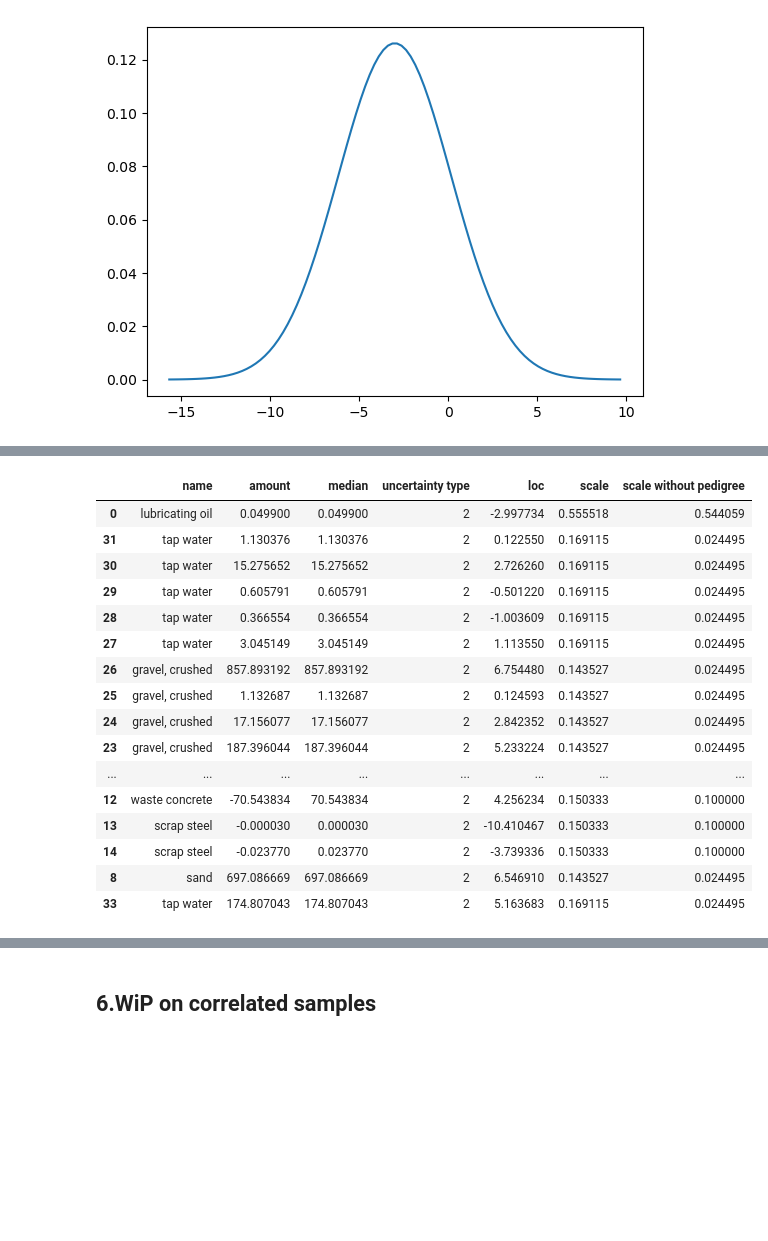
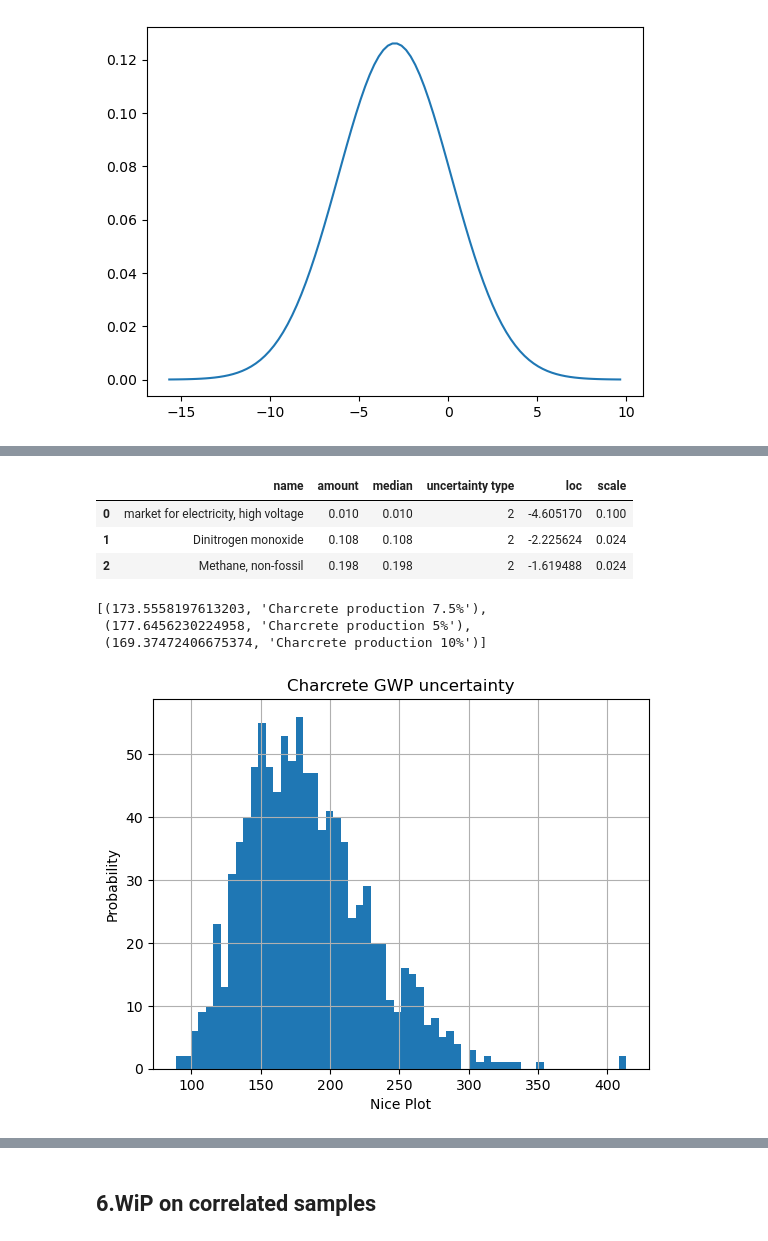
Before and after one commit to mijafro/Charcrete-LCA, a Jupyter notebook: work on correlated samples.ipynb, the cells around one changed output, grey strips where cells are left out. Drawn from its saved outputs; the diff is of its cells as text; code cells hidden in the pictures; blank space fills up the shorter version.

Commit message:
nice plot

```diff
--- a/work on correlated samples.ipynb
+++ b/work on correlated samples.ipynb
@@ -408,29 +289,40 @@ concrete_Utest = [
+# %%
+chacreteU = char_db.random()
 # %%
 listU_test = []
-for exc in concrete_Utest.technosphere():
+for exc in chacreteU.technosphere():
     if exc['uncertainty type']==0:
         pass
-    if 'electricity' in exc['name']:
-        pass
+    #if 'electricity' in exc['name']:
+    #    pass
     else:
-        listU_test.append([exc['name'], exc['amount'],np.exp(exc['loc']),exc['uncertainty type'],exc['loc'],exc['scale'],exc['scale without pedigree']])
-res = pd.DataFrame(data = listU_test, columns = ['name','amount','median','uncertainty type', 'loc','scale','scale without pedigree'])
+        listU_test.append([exc['name'], exc['amount'],np.exp(exc['loc']),exc['uncertainty type'],exc['loc'],exc['scale']])
+for exc in chacreteU.biosphere():
+    listU_test.append([exc['name'], exc['amount'],np.exp(exc['loc']),exc['uncertainty type'],exc['loc'],exc['scale']])
+
+res = pd.DataFrame(data = listU_test, columns = ['name','amount','median','uncertainty type', 'loc','scale'])
 res.sort_values(axis = 0, by ='uncertainty type')
 # %% [output]
-|  | name | amount | median | uncertainty type | loc | scale | scale without pedigree |
-| 0 | lubricating oil | 0.049900 | 0.049900 | 2 | -2.997734 | 0.555518 | 0.544059 |
-| 31 | tap water | 1.130376 | 1.130376 | 2 | 0.122550 | 0.169115 | 0.024495 |
-| 30 | tap water | 15.275652 | 15.275652 | 2 | 2.726260 | 0.169115 | 0.024495 |
-| 29 | tap water | 0.605791 | 0.605791 | 2 | -0.501220 | 0.169115 | 0.024495 |
-| 28 | tap water | 0.366554 | 0.366554 | 2 | -1.003609 | 0.169115 | 0.024495 |
-| 27 | tap water | 3.045149 | 3.045149 | 2 | 1.113550 | 0.169115 | 0.024495 |
-| 26 | gravel, crushed | 857.893192 | 857.893192 | 2 | 6.754480 | 0.143527 | 0.024495 |
-| 25 | gravel, crushed | 1.132687 | 1.132687 | 2 | 0.124593 | 0.143527 | 0.024495 |
-| 24 | gravel, crushed | 17.156077 | 17.156077 | 2 | 2.842352 | 0.143527 | 0.024495 |
-| 23 | gravel, crushed | 187.396044 | 187.396044 | 2 | 5.233224 | 0.143527 | 0.024495 |
-| ... | ... | ... | ... | ... | ... | ... | ... |
-| 12 | waste concrete | -70.543834 | 70.543834 | 2 | 4.256234 | 0.150333 | 0.100000 |
-| 13 | scrap steel | -0.000030 | 0.000030 | 2 | -10.410467 | 0.150333 | 0.100000 |
-| 14 | scrap steel | -0.023770 | 0.023770 | 2 | -3.739336 | 0.150333 | 0.100000 |
-| 8 | sand | 697.086669 | 697.086669 | 2 | 6.546910 | 0.143527 | 0.024495 |
-| 33 | tap water | 174.807043 | 174.807043 | 2 | 5.163683 | 0.169115 | 0.024495 |
+|  | name | amount | median | uncertainty type | loc | scale |
+| 0 | market for electricity, high voltage | 0.010 | 0.010 | 2 | -4.605170 | 0.100 |
+| 1 | Dinitrogen monoxide | 0.108 | 0.108 | 2 | -2.225624 | 0.024 |
+| 2 | Methane, non-fossil | 0.198 | 0.198 | 2 | -1.619488 | 0.024 |
+# %%
+lca_score_list_U=[]
+for act in char_act_list :
+    fu, data_objs, _ = bd.prepare_lca_inputs({act: 1}, method=ipcc)
+    lca_b = bc.LCA(
+        fu,
+        data_objs=[*data_objs], # the "*" unpack whatever is inside
+        use_distributions=True,
+        use_arrays=False,
+    #     seed_override=42,  # Seed should not be used
+    )
+    lca_b.lci()
+    lca_b.lcia()
+    lca_score_list_U.append((lca_b.score,act['name']))
+lca_score_list_U
+# %% [output]
+[(173.5558197613203, 'Charcrete production 7.5%'),
+ (177.6456230224958, 'Charcrete production 5%'),
+ (169.37472406675374, 'Charcrete production 10%')]
@@ -436,0 +334,10 @@ res.sort_values(axis = 0, by ='uncertainty type')
+# %%
+num_bins = 60
+plt.hist(scores_b, bins = num_bins)
+plt.xlabel('Nice Plot')
+plt.ylabel('Probability')
+plt.title('Charcrete GWP uncertainty')
+plt.grid(True)
+plt.show()
+# %% [output]
+[figure, added]
```
Also changed, not shown: parts of 36 cells of this notebook.
